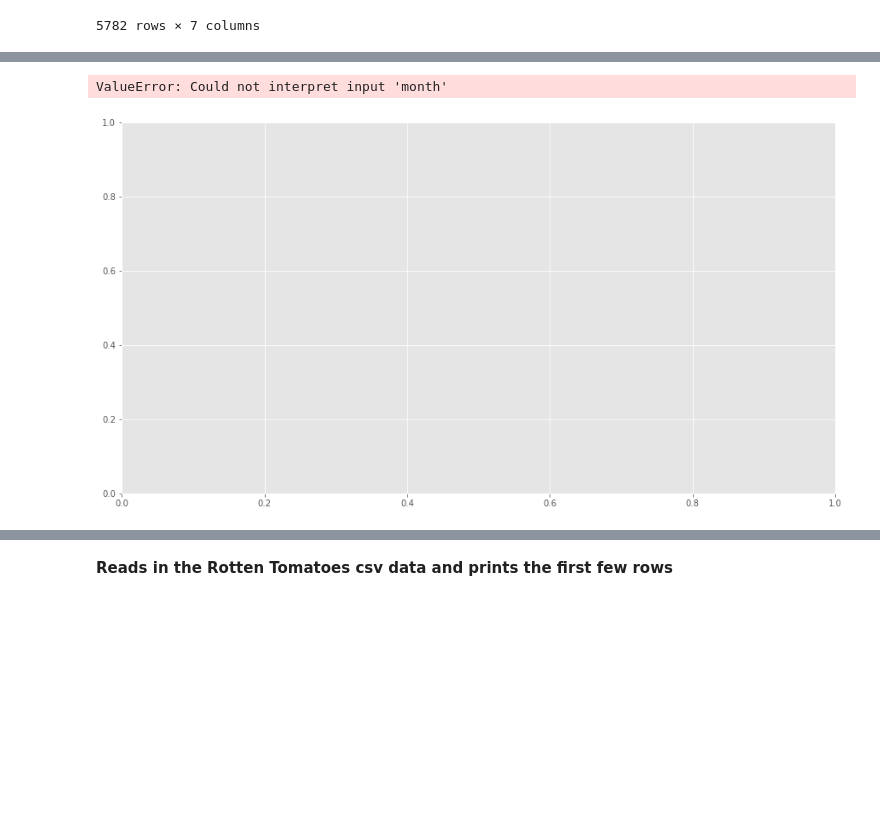
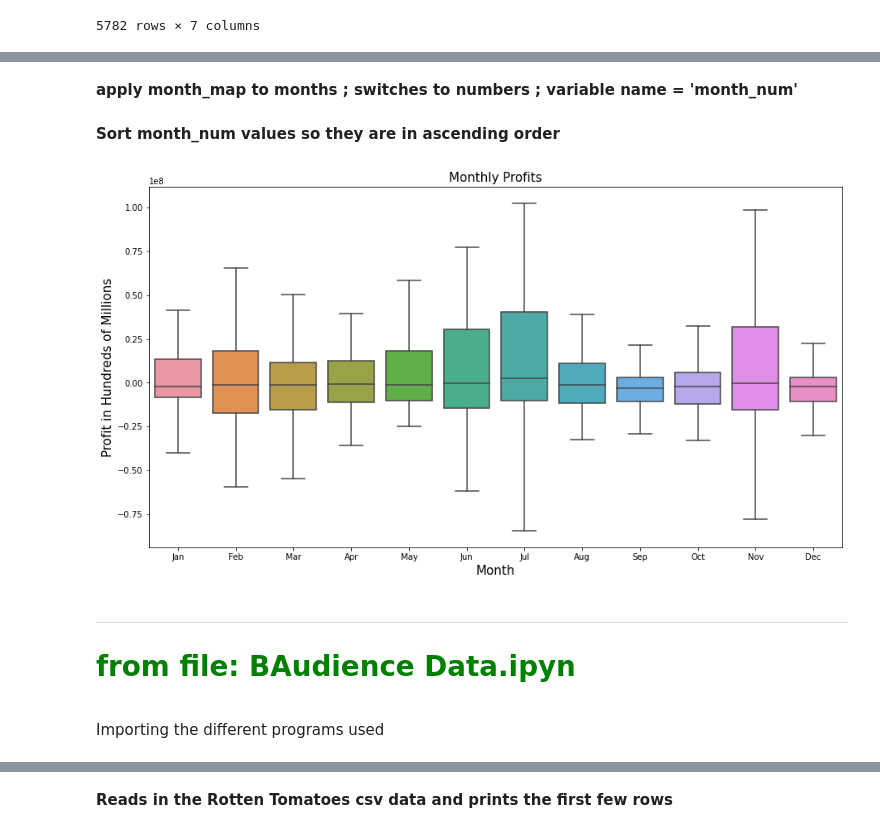
Before and after one commit to richesinrr0/microsoft_movie_analysis, a Jupyter notebook: final_notebook.ipynb, the cells around one changed output, grey strips where cells are left out. Drawn from its saved outputs; the diff is of its cells as text; code cells hidden in the pictures; blank space fills up the shorter version.

```diff
--- a/final_notebook.ipynb
+++ b/final_notebook.ipynb
@@ -57,0 +77,3 @@ Name: Season, dtype: int64
+# %%
+budget["month"] = budget.release_date.apply(lambda x: x[0:3])
+budget
@@ -162,11 +320,24 @@ NameError: name 'budget_groups2' is not defined
+# %%
+month_map = {'Jan': 1, 'Feb': 2, 'Mar': 3, 'Apr': 4, 'May': 5, 'Jun': 6,'Jul': 7,'Aug': 8, 'Sep': 9, 'Oct':10, 'Nov': 11, 'Dec':12}
+# %% [markdown]
+**apply month_map to months ; switches to numbers ; variable name = 'month_num'**
+# %%
+budget['month_num'] = budget['month'].apply(lambda x: month_map.get(x))
+# %% [markdown]
+**Sort month_num values so they are in ascending order**
+# %%
+sorted_budget = budget.sort_values('month_num')
 # %%
 plot_one_fig, plot_one_ax = plt.subplots(figsize=(15,8))
 
-sns.boxplot(x='month', y='profit', data=budget, ax=plot_one_ax, showfliers=False)
+sns.boxplot(x='month', y='profit', data=sorted_budget, ax=plot_one_ax, showfliers=False)
 plot_one_ax.set_xlabel('Month', fontsize=15)
 plot_one_ax.set_ylabel('Profit in Hundreds of Millions', fontsize=15)
 plot_one_ax.set_title('Monthly Profits', fontsize=15);
-plt.savefig('MonthlyProfitsReal.png')
+plt.savefig('images/MonthlyProfitsReal.png')
 # %% [output]
-ValueError: Could not interpret input 'month'
-[figure, old version]
+[figure, new version]
+# %% [markdown]
+<hr><font color="green"><h1>from file: BAudience Data.ipyn</h1></font>
+# %% [markdown]
+Importing the different programs used
```
Also changed, not shown: parts of 126 cells of this notebook.
